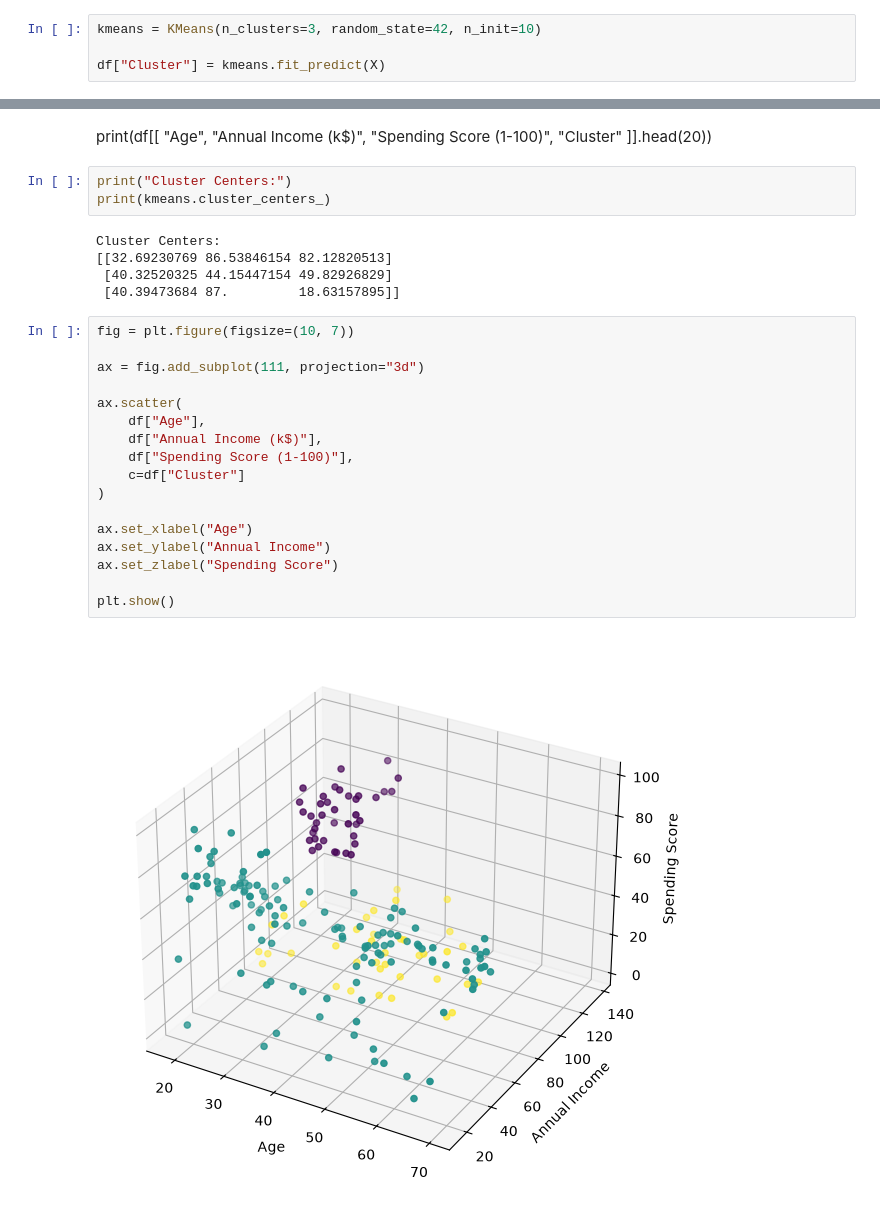
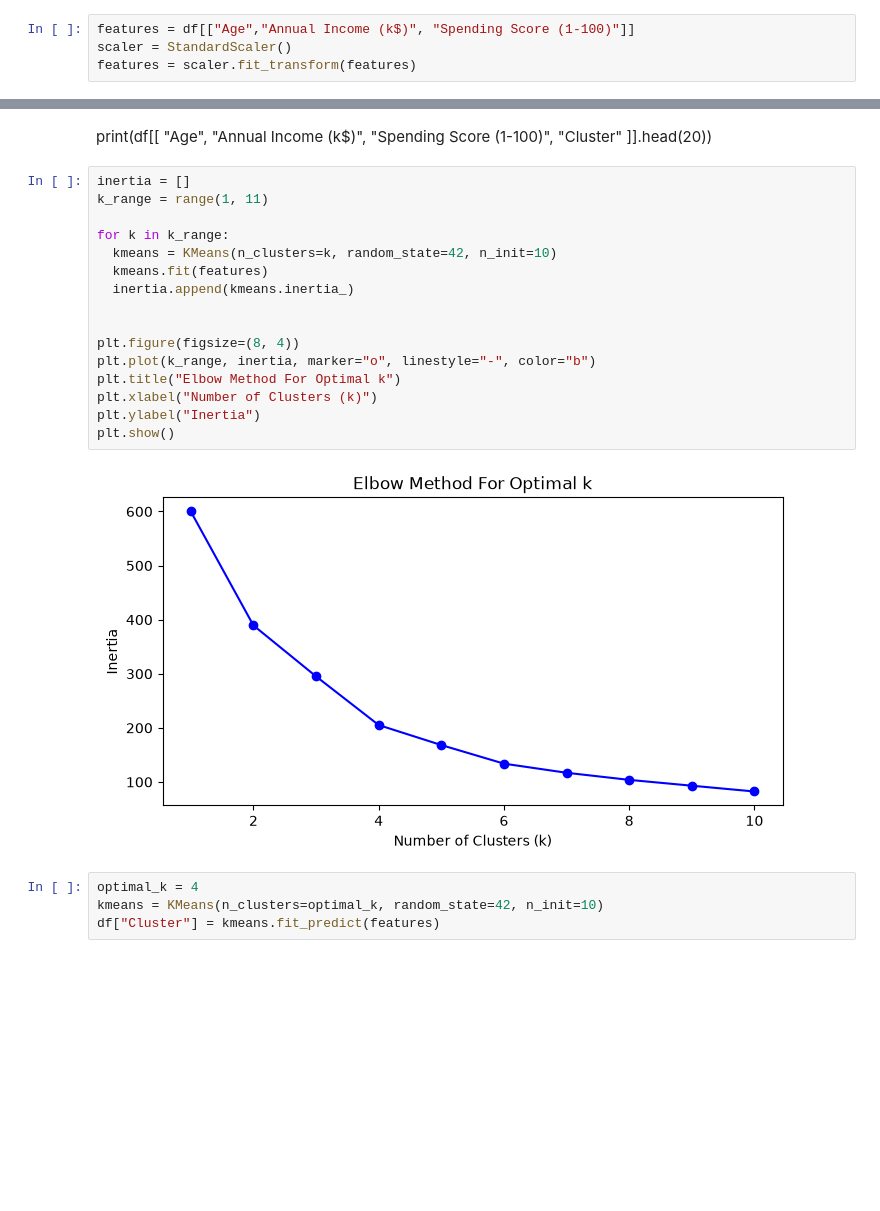
Before and after one commit to Gitey007/HCL-Projects, a Jupyter notebook: K-MeanClustering--1/clustering.ipynb, the cells around one changed output, grey strips where cells are left out. Cells and saved outputs as stored; diff of their text form; blank space fills up the shorter version.

```diff
--- a/K-MeanClustering--1/clustering.ipynb
+++ b/K-MeanClustering--1/clustering.ipynb
@@ -28,9 +22,9 @@ X = df[[
 # %% [markdown]
 applying K-Mean
 # %%
-kmeans = KMeans(n_clusters=3, random_state=42, n_init=10)
-
-df["Cluster"] = kmeans.fit_predict(X)
+features = df[["Age","Annual Income (k$)", "Spending Score (1-100)"]]
+scaler = StandardScaler()
+features = scaler.fit_transform(features)
 # %% [markdown]
 printing all clusters centres
 # %% [markdown]
@@ -41,29 +35,24 @@ print(df[[
     "Cluster"
 ]].head(20))
 # %%
-print("Cluster Centers:")
-print(kmeans.cluster_centers_)
+inertia = []
+k_range = range(1, 11)
+
+for k in k_range:
+  kmeans = KMeans(n_clusters=k, random_state=42, n_init=10)
+  kmeans.fit(features)
+  inertia.append(kmeans.inertia_)
+
+
+plt.figure(figsize=(8, 4))
+plt.plot(k_range, inertia, marker="o", linestyle="-", color="b")
+plt.title("Elbow Method For Optimal k")
+plt.xlabel("Number of Clusters (k)")
+plt.ylabel("Inertia")
+plt.show()
 # %% [output]
-Cluster Centers:
-[[32.69230769 86.53846154 82.12820513]
- [40.32520325 44.15447154 49.82926829]
- [40.39473684 87.         18.63157895]]
+[figure, added]
 # %%
-fig = plt.figure(figsize=(10, 7))
-
-ax = fig.add_subplot(111, projection="3d")
-
-ax.scatter(
-    df["Age"],
-    df["Annual Income (k$)"],
-    df["Spending Score (1-100)"],
-    c=df["Cluster"]
-)
-
-ax.set_xlabel("Age")
-ax.set_ylabel("Annual Income")
-ax.set_zlabel("Spending Score")
-
-plt.show()
+optimal_k = 4
+kmeans = KMeans(n_clusters=optimal_k, random_state=42, n_init=10)
+df["Cluster"] = kmeans.fit_predict(features)
-# %% [output]
-[figure, removed]
```
Also changed, not shown: parts of 4 cells of this notebook.
